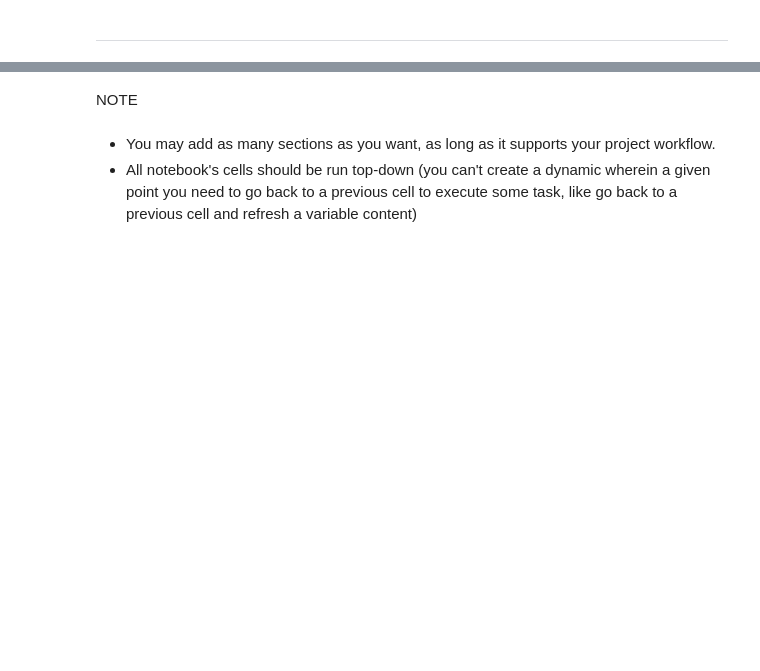
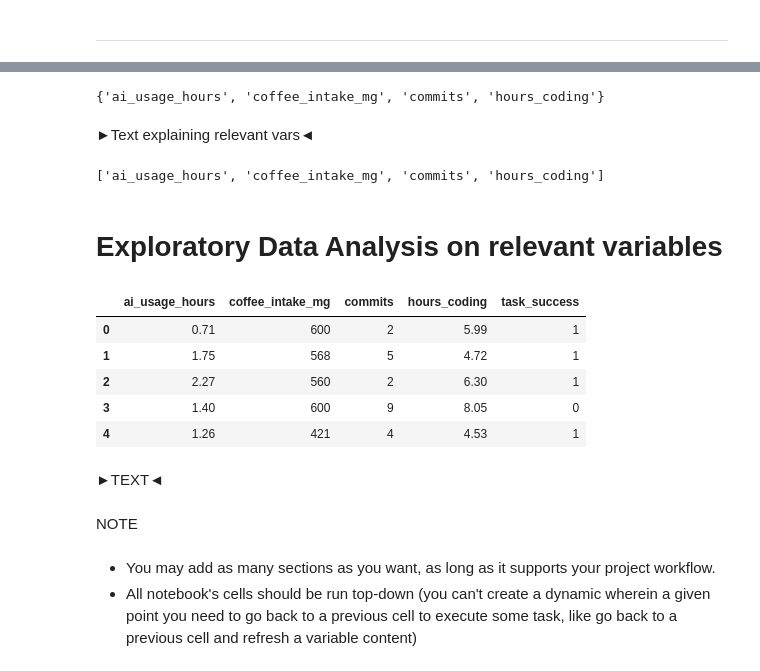
Before and after one commit to Markus-Hefner/Portfolio-Project-5, a Jupyter notebook: jupyter_notebooks/02 - Productivity Study.ipynb, the cells around one changed output, grey strips where cells are left out. Saved outputs shown, nothing was run; the diff lists cells and outputs as text; code cells hidden in the pictures; blank space fills up the shorter version.

Commit message:
Add 'Productivity Correlation Study' to '02 - Productivity Study' notebook (not done)

```diff
--- a/jupyter_notebooks/02 - Productivity Study.ipynb
+++ b/jupyter_notebooks/02 - Productivity Study.ipynb
@@ -87,2 +115,27 @@ pandas_report.to_notebook_iframe()
+# %%
+set(correlation_pearson[:4].index.to_list() + correlation_spearman[:4].index.to_list())
+# %% [output]
+{'ai_usage_hours', 'coffee_intake_mg', 'commits', 'hours_coding'}
+# %% [markdown]
+►Text explaining relevant vars◄
+# %%
+relevant_vars = ['ai_usage_hours', 'coffee_intake_mg', 'commits', 'hours_coding']
+relevant_vars
+# %% [output]
+['ai_usage_hours', 'coffee_intake_mg', 'commits', 'hours_coding']
+# %% [markdown]
+# Exploratory Data Analysis on relevant variables
+# %%
+df_eda = df.filter(relevant_vars + ['task_success'])
+df_eda.head()
+# %% [output]
+|  | ai_usage_hours | coffee_intake_mg | commits | hours_coding | task_success |
+| 0 | 0.71 | 600 | 2 | 5.99 | 1 |
+| 1 | 1.75 | 568 | 5 | 4.72 | 1 |
+| 2 | 2.27 | 560 | 2 | 6.30 | 1 |
+| 3 | 1.40 | 600 | 9 | 8.05 | 0 |
+| 4 | 1.26 | 421 | 4 | 4.53 | 1 |
+# %% [markdown]
+►TEXT◄
 # %% [markdown]
 NOTE
```
Also changed, not shown: parts of 4 cells of this notebook.
